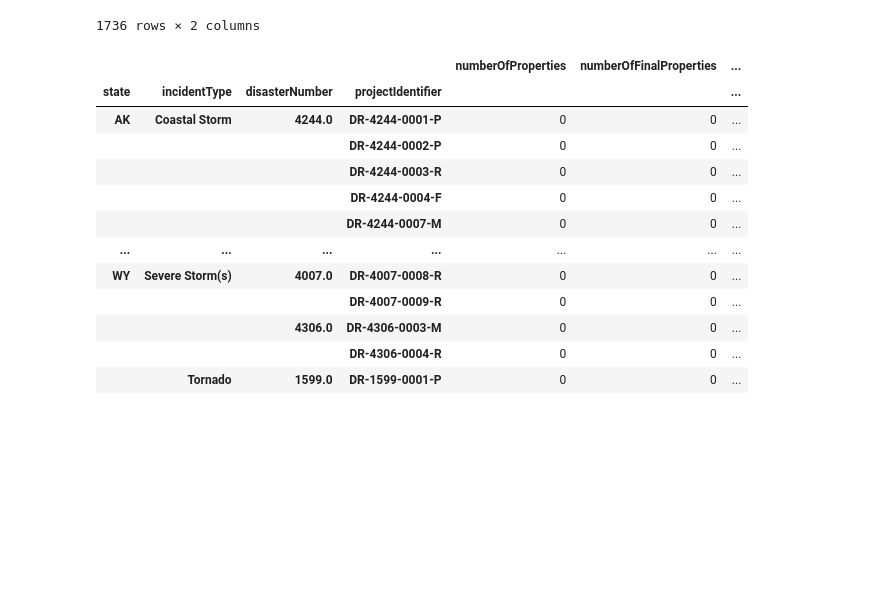
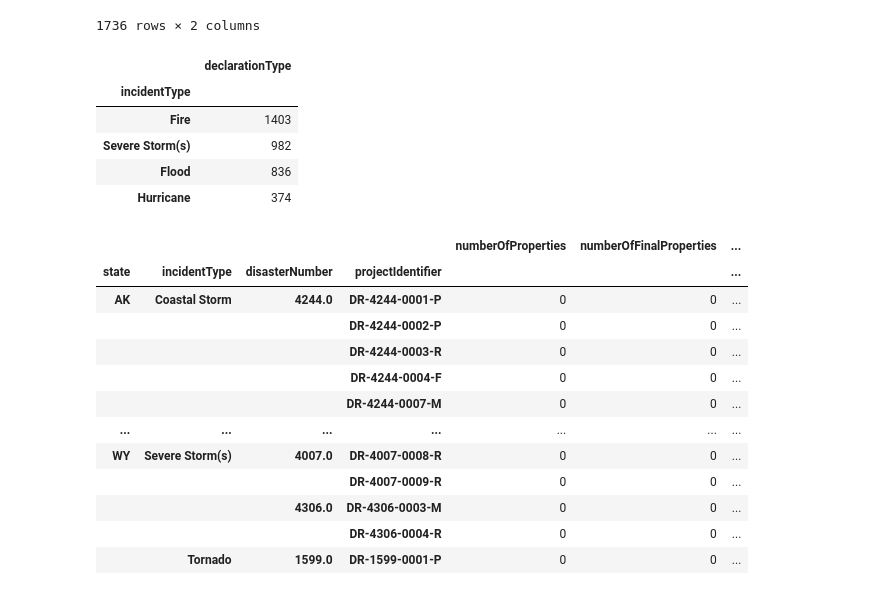
Before and after one commit to anPerger/project-1, a Jupyter notebook: Cleaning Data.ipynb, the cells around one changed output. Saved outputs shown, nothing was run; the diff lists cells and outputs as text; code cells hidden in the pictures; blank space fills up the shorter version.

Commit message:
adding code for top four disasters

```diff
--- a/Cleaning Data.ipynb
+++ b/Cleaning Data.ipynb
@@ -76,6 +76,22 @@ hazard_sum_clean
 | 1734 | 4554 | 0.0 |
 | 1735 | 4555 | 0.0 |
 1736 rows × 2 columns
+# %%
+# Disaster declarations by number
+disaster_sum_clean = disaster_sum_clean.drop_duplicates(subset = ["disasterNumber"])
+disaster_sum_summary = pd.pivot_table(disaster_sum_clean,
+                              values = ["declarationType"],
+                              index = ["incidentType"],
+#                              columns = ["fyDeclared"],
+                              aggfunc = {"declarationType": "count"})
+disaster_sum_summary.sort_values(by = ["declarationType"], ascending = False).head(4)
+# %% [output]
+|  | declarationType |
+| incidentType |  |
+| Fire | 1403 |
+| Severe Storm(s) | 982 |
+| Flood | 836 |
+| Hurricane | 374 |
 # %%
 #Looking at an overview of disasters and the Hazard mitigation projects associated with them
 disaster_projects = pd.merge(haz_project_clean, disaster_sum_clean, on='disasterNumber')
```
Also changed, not shown: parts of 2 cells of this notebook.
